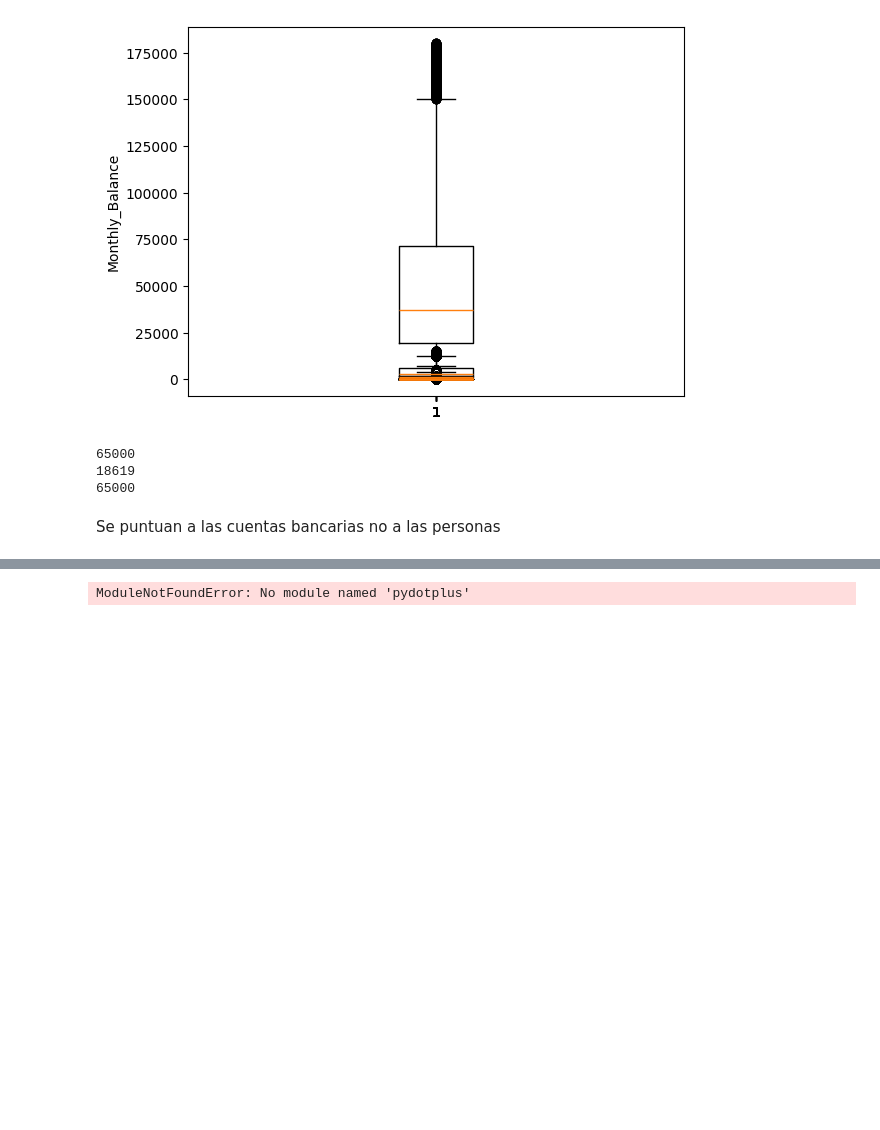
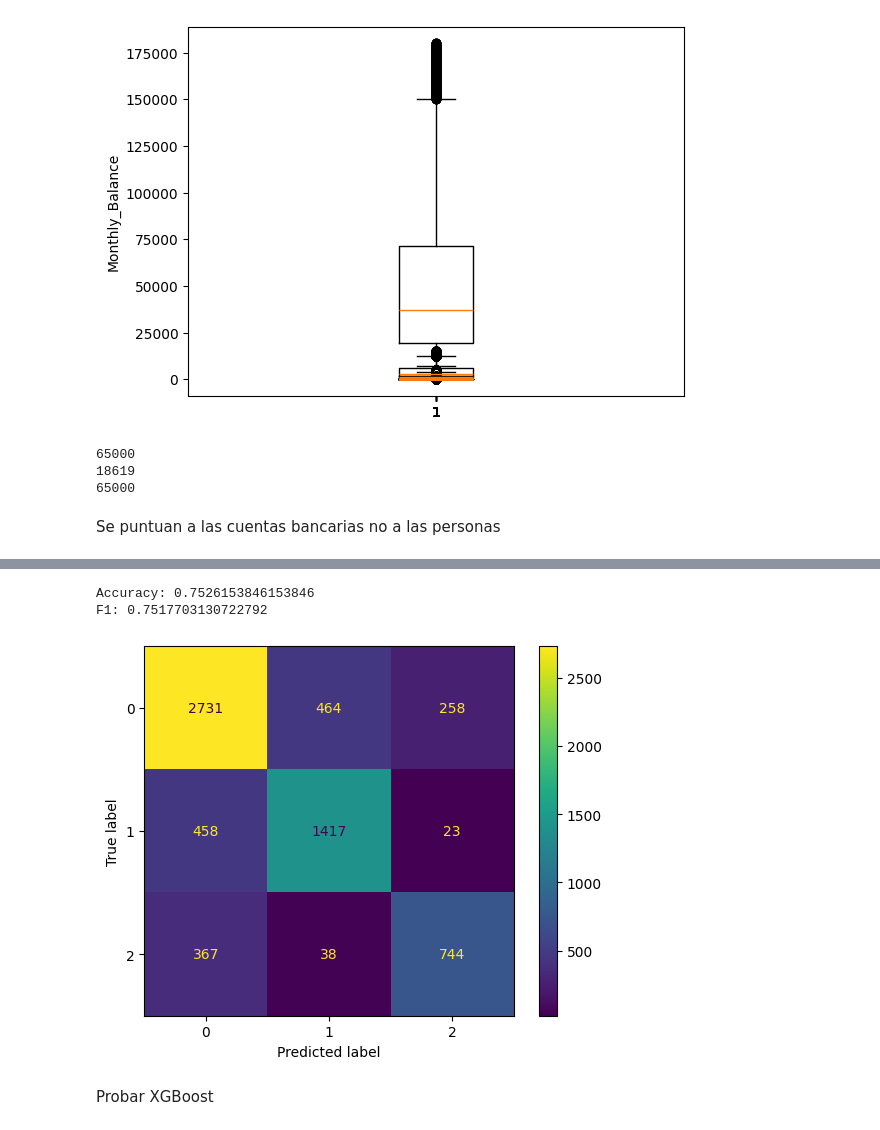
Before and after one commit to Sergio3d/CD-Core, a Jupyter notebook: tema 4/practica4_actualizada.ipynb, the cells around one changed output, grey strips where cells are left out. Cells and saved outputs as stored; diff of their text form; code cells hidden in the pictures; blank space fills up the shorter version.

```diff
--- a/tema 4/practica4_actualizada.ipynb
+++ b/tema 4/practica4_actualizada.ipynb
@@ -224,15 +254,29 @@ F1: 1.0
+# %%
+from sklearn.neighbors import KNeighborsClassifier
+
+X_test = new_train_df[new_train_df.columns.drop('Credit_Score')][n_fit:]
+y_test = new_train_df['Credit_Score'][n_fit:]
+# X_test = X_test[X_test.columns.drop('Credit_Score')]
+
+classifier = KNeighborsClassifier().fit(X_train,y_train)
+data_pred = classifier.predict(X_test)
+
+evalua(y_test, data_pred)
+# %% [output]
+Accuracy: 0.7526153846153846
+F1: 0.7517703130722792
+[figure, added]
+# %% [markdown]
+Probar XGBoost
 # %%
-from six import StringIO
-from sklearn.tree import export_graphviz
-import pydotplus
-from IPython.display import Image
+# from six import StringIO
+# from sklearn.tree import export_graphviz
+# import pydotplus
+# from IPython.display import Image
 
-dot_data = StringIO()
-export_graphviz(arbol, out_file=dot_data,
-                filled=True, rounded=True,
-                special_characters=True,
-                feature_names=wine.feature_names, class_names=wine.target_names)
-graph = pydotplus.graph_from_dot_data(dot_data.getvalue())
-Image(graph.create_png())
+# dot_data = StringIO()
+# export_graphviz(arbol, out_file=dot_data,
+#                 filled=True, rounded=True,
+#                 special_characters=True)
+# graph = pydotplus.graph_from_dot_data(dot_data.getvalue())
+# Image(graph.create_png())
-# %% [output]
-ModuleNotFoundError: No module named 'pydotplus'
```
Also changed, not shown: parts of 8 cells of this notebook.
